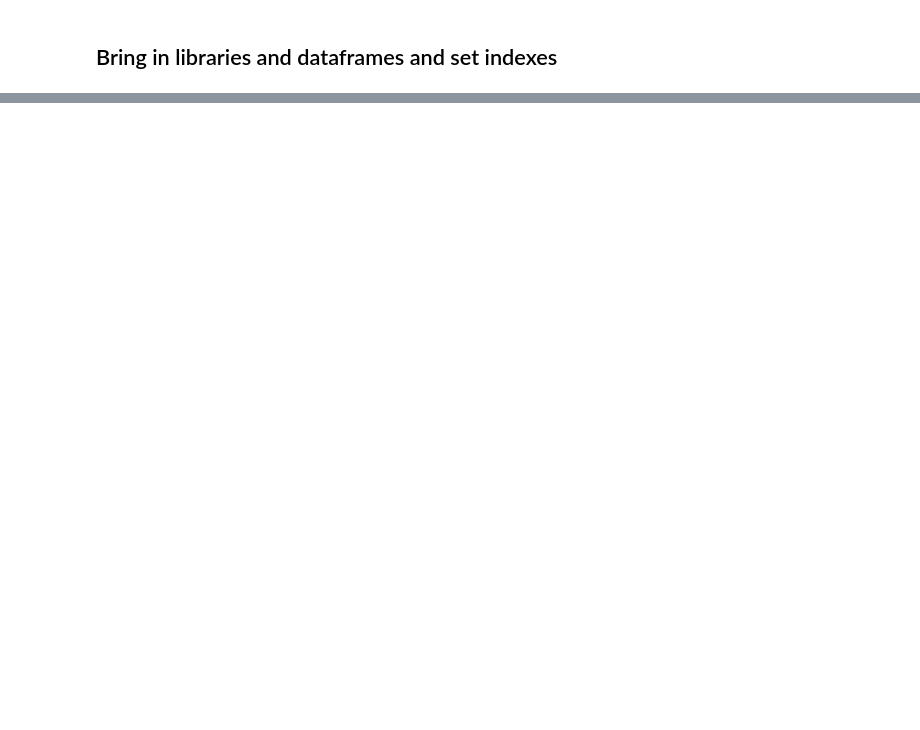
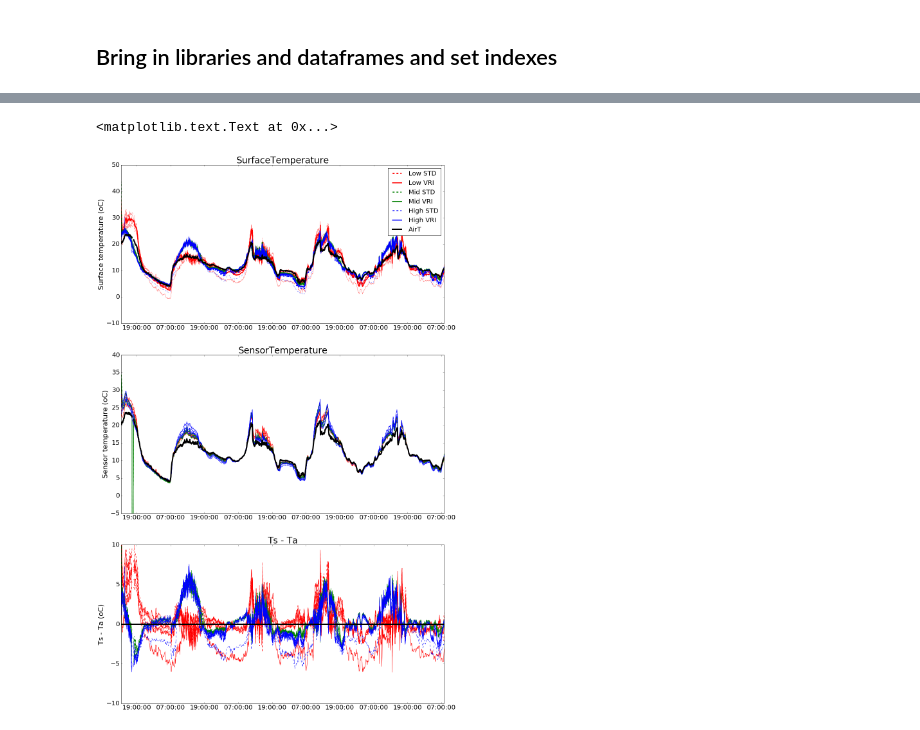
Before and after one commit to PlantandFoodResearch/MVI, a Jupyter notebook: RA1.3/GetIRRData.ipynb, the cells around one changed output, grey strips where cells are left out. Cells and saved outputs as stored; diff of their text form; code cells hidden in the pictures; blank space fills up the shorter version.

```diff
--- a/RA1.3/GetIRRData.ipynb
+++ b/RA1.3/GetIRRData.ipynb
@@ -99,0 +114,44 @@ HourlySurfaceTemp
+# %%
+Graph = plt.figure(figsize=(18,30))
+pos = 0
+Fig = Graph.add_subplot(3,1,1)
+for Zone in Zones:
+    for Irr in Irrigs:
+        lab = Zone + ' ' + Irr
+        data = SurfaceTemp.ix[:,(Zone,Irr)]
+        plt.plot(data,lines[pos],color = colors[pos],lw=0.5,label = '_nolegend_')
+        plt.plot(data.index,data.mean(axis=1),lines[pos],color = colors[pos],lw=3,label = lab)
+        pos +=1
+plt.plot(MetData.ix[Start:,'AirTemp'],color='k',lw=4,label='AirT')
+Fig.legend(fontsize=20)
+plt.title('SurfaceTemperature',fontsize=28)
+plt.tick_params(labelsize=20)
+plt.ylabel('Surface temperature (oC)',fontsize = 22)
+Graph.add_subplot(3,1,2)
+pos = 0
+for Zone in Zones:
+    for Irr in Irrigs:
+        data = SensorTemp.ix[:,(Zone,Irr)]
+        plt.plot(data,lines[pos],color = colors[pos])
+        pos +=1
+plt.plot(MetData.ix[Start:,'AirTemp'],color='k',lw=4)
+plt.ylim(-5,40)
+plt.tick_params(labelsize=20)
+plt.title('SensorTemperature',fontsize=28)
+plt.ylabel('Sensor temperature (oC)',fontsize = 22)
+
+Graph.add_subplot(3,1,3)
+pos = 0
+for Zone in Zones:
+    for Irr in Irrigs:
+        data = SurfaceTemp.ix[:,(Zone,Irr)].sub(MetData.ix[Start:,'AirTemp'],axis=0)
+        plt.plot(data,lines[pos],color = colors[pos])
+        pos +=1
+plt.plot([MetData.ix[Start:,'AirTemp'].index.min(),MetData.index.max()],[0,0],color='k',lw=4,label='AirT')
+plt.ylim(-10,10)
+plt.tick_params(labelsize=20)
+plt.title('Ts - Ta',fontsize=28)
+plt.ylabel('Ts - Ta (oC)',fontsize = 22)
+# %% [output]
+<matplotlib.text.Text at 0x...>
+[figure, added]
```
Also changed, not shown: parts of 5 cells of this notebook, 2 other files.
